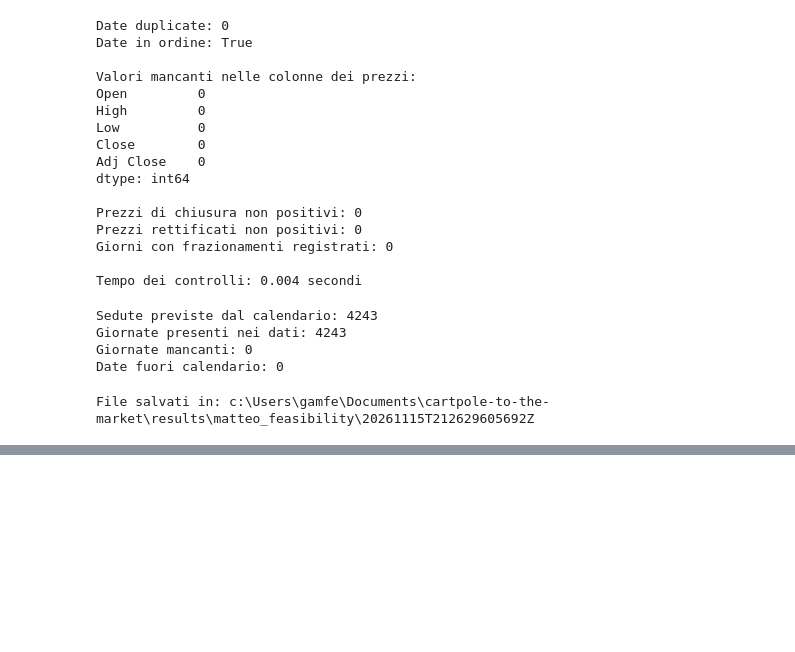
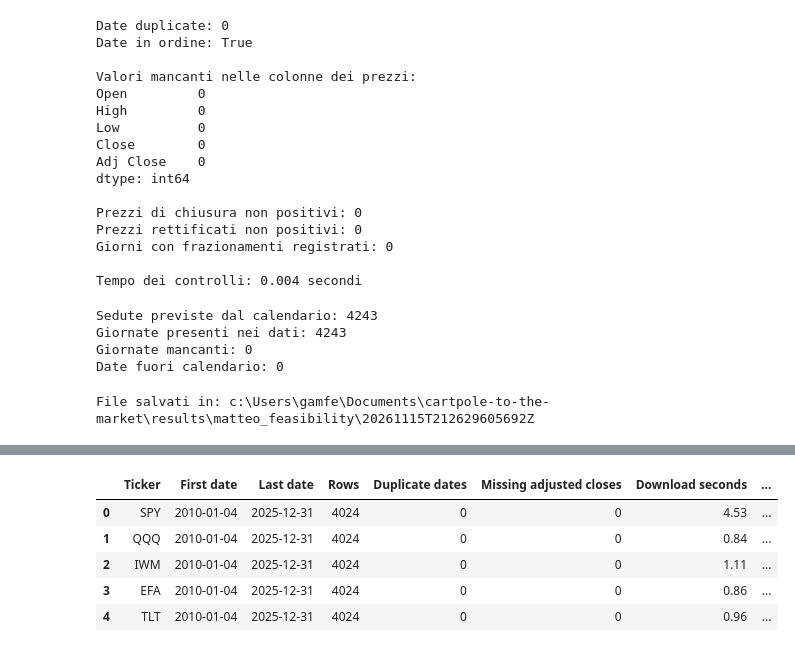
Before and after one commit to bs-machinelearning/cartpole-to-the-market, a Jupyter notebook: 3. Honest Evaluation/Matteo.ipynb, the cells around one changed output, grey strips where cells are left out. Cells and saved outputs as stored; diff of their text form; code cells hidden in the pictures; blank space fills up the shorter version.

```diff
--- a/3. Honest Evaluation/Matteo.ipynb
+++ b/3. Honest Evaluation/Matteo.ipynb
@@ -179,0 +253,56 @@ File salvati in: c:\Users\gamfe\Documents\cartpole-to-the-market\results\matteo_
+# %%
+import pandas as pd
+import yfinance as yf
+from time import perf_counter
+
+candidate_etfs = ["SPY", "QQQ", "IWM", "EFA", "TLT"]
+start_date = "2010-01-01"
+end_date = "2026-01-01"  # Exclusive: includes data through 2025
+
+candidate_data = {}
+summary_rows = []
+
+for ticker in candidate_etfs:
+    print(f"Downloading {ticker}...")
+    started_at = perf_counter()
+
+    try:
+        raw_data = yf.Ticker(ticker).history(
+            start=start_date,
+            end=end_date,
+            interval="1d",
+            auto_adjust=False,
+            actions=True
+        )
+
+        if raw_data.empty:
+            raise ValueError("No data received")
+
+        candidate_data[ticker] = raw_data
+
+        summary_rows.append({
+            "Ticker": ticker,
+            "First date": str(raw_data.index.min().date()),
+            "Last date": str(raw_data.index.max().date()),
+            "Rows": len(raw_data),
+            "Duplicate dates": int(
+                raw_data.index.duplicated().sum()
+            ),
+            "Missing adjusted closes": int(
+                raw_data["Adj Close"].isna().sum()
+            ),
+            "Download seconds": round(
+                perf_counter() - started_at, 2
+            ),
+            "Status": "Downloaded"
+        })
+
+    except Exception as error:
+        summary_rows.append({
+            "Ticker": ticker,
+            "Status": f"Failed: {error}"
+        })
+
+candidate_summary = pd.DataFrame(summary_rows)
+display(candidate_summary)
+# %% [output]
@@ -179,0 +314,6 @@ File salvati in: c:\Users\gamfe\Documents\cartpole-to-the-market\results\matteo_
+|  | Ticker | First date | Last date | Rows | Duplicate dates | Missing adjusted closes | Download seconds | ... |
+| 0 | SPY | 2010-01-04 | 2025-12-31 | 4024 | 0 | 0 | 4.53 | ... |
+| 1 | QQQ | 2010-01-04 | 2025-12-31 | 4024 | 0 | 0 | 0.84 | ... |
+| 2 | IWM | 2010-01-04 | 2025-12-31 | 4024 | 0 | 0 | 1.11 | ... |
+| 3 | EFA | 2010-01-04 | 2025-12-31 | 4024 | 0 | 0 | 0.86 | ... |
+| 4 | TLT | 2010-01-04 | 2025-12-31 | 4024 | 0 | 0 | 0.96 | ... |
```
Also changed, not shown: parts of 8 cells of this notebook, 24 other files.
